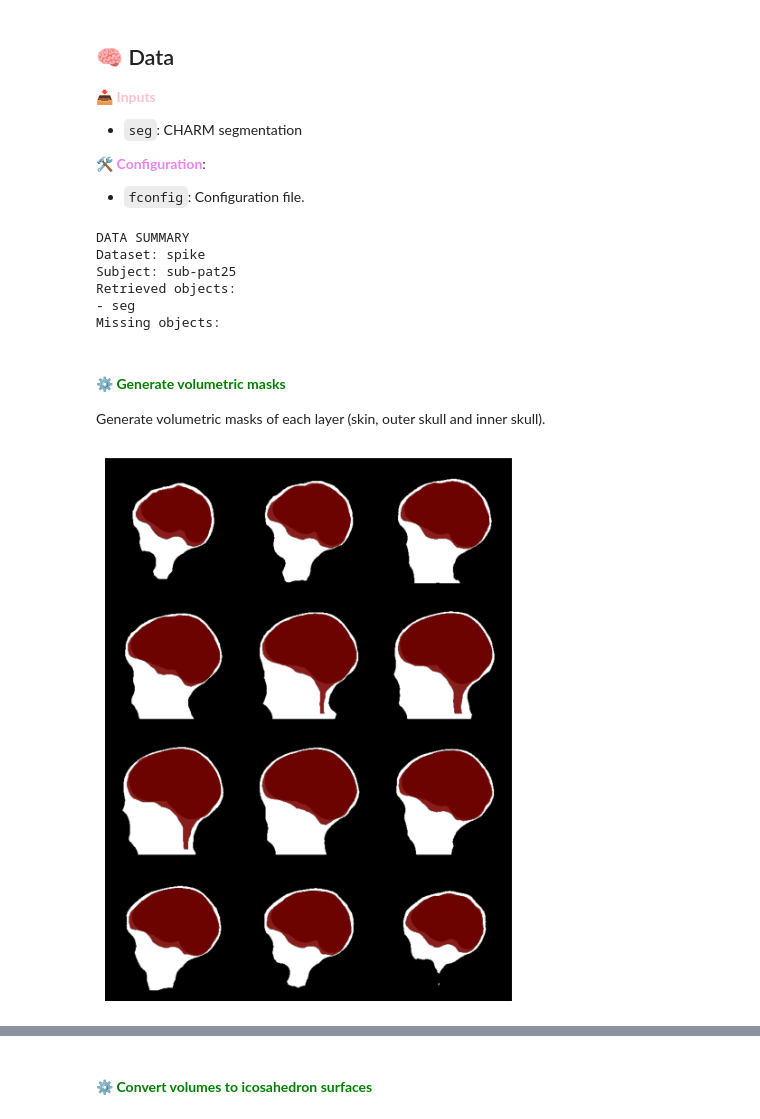
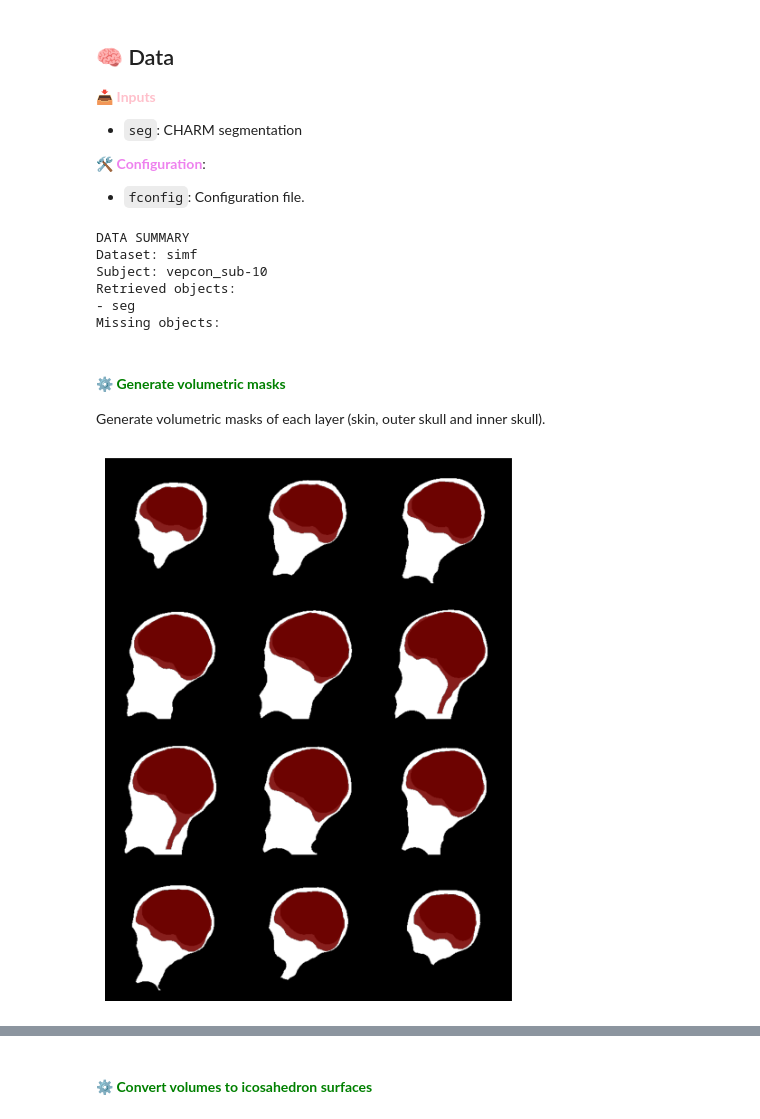
Before and after one commit to NinoHerve/mindmap, a Jupyter notebook: tutorials/forward/bem_simnibs.ipynb, the cells around one changed output, grey strips where cells are left out. Drawn from its saved outputs; the diff is of its cells as text; code cells hidden in the pictures.

```diff
--- a/tutorials/forward/bem_simnibs.ipynb
+++ b/tutorials/forward/bem_simnibs.ipynb
@@ -137,8 +34,8 @@ from scipy import ndimage
 - `fconfig`: Configuration file.
 # %%
 ########### Parameters #############
-fconfig = "../../papers/spike/configuration.yml"
-subject = 25
+fconfig = "../../papers/simf/configuration.yml"
+subject = 1
 ####################################
 
 # configuration
@@ -150,8 +47,8 @@ fs_dir = reader.config["FS_DIR"]
 mm_dir = reader.config["MM_DIR"]
 # %% [output]
 DATA SUMMARY
-Dataset: spike
-Subject: sub-pat25
+Dataset: simf
+Subject: vepcon_sub-10
 Retrieved objects:
 - seg
 Missing objects:
@@ -189,41 +86,41 @@ def make_bem_volumetric_masks(segmentation, closing_radius=20, return_skull=Fals
         Skull mask.
     """
     # skin
-    skin = data["seg"].create_mask([511])
+    skin = segmentation.create_mask([511])
     skin = mm.utils.nibabel_to_ants(skin)
     skin = skin.morphology("close", radius=closing_radius)
     skin[:,-10:,:] = 0
     skin[:,skin.shape[1]-11,:] = ndimage.binary_fill_holes(skin[:,skin.shape[1]-11,:].numpy())      # close bottom
 
     # skull
-    skull = data["seg"].create_mask([515])
+    skull = segmentation.create_mask([515])
     skull = mm.utils.nibabel_to_ants(skull)
     skull = skull.morphology("close", radius=5)
 
     # trim (used to trim inner skull for easy mesh)
-    trim = data["seg"].create_mask([501, 507, 509]) # other tissues/air/mucosa
+    trim = segmentation.create_mask([501, 507, 509]) # other tissues/air/mucosa
     trim = mm.utils.nibabel_to_ants(trim)
     trim2 = skull.morphology("close", radius=100)
 
     # outer skull envelope
     oskull = skull.morphology("close", radius=30)
     oskull[:,-20:,:] = 0
 
     # inner skull envelope
     iskull = trim2 * (1-skull) * (1-trim)
     iskull = iskull.get_mask()
     iskull = iskull.morphology("close", radius=20)
     iskull[:,-30:,:] = 0
 
     if return_skull:
         return skin, oskull, iskull, skull
     else:
         return skin, oskull, iskull
 
 skin, oskull, iskull, skull = make_bem_volumetric_masks(data["seg"], closing_radius=20, return_skull=True)
 oskull.plot(overlay=iskull)
 # %% [output]
-[figure, old version]
+[figure, new version]
 # %%
 oskull.plot(slices=[100,105])
 # %% [output]
```
Also changed, not shown: parts of 11 cells of this notebook, 24 other files.
